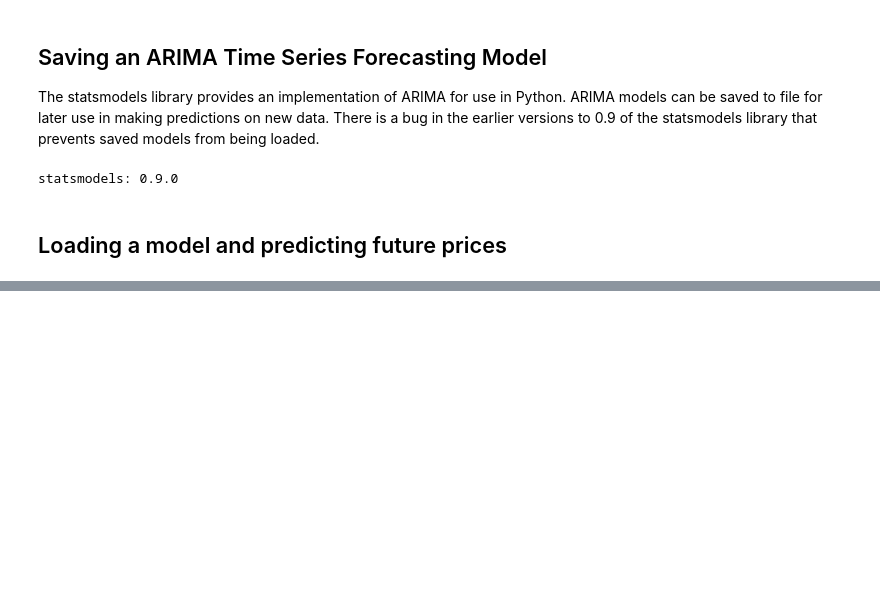
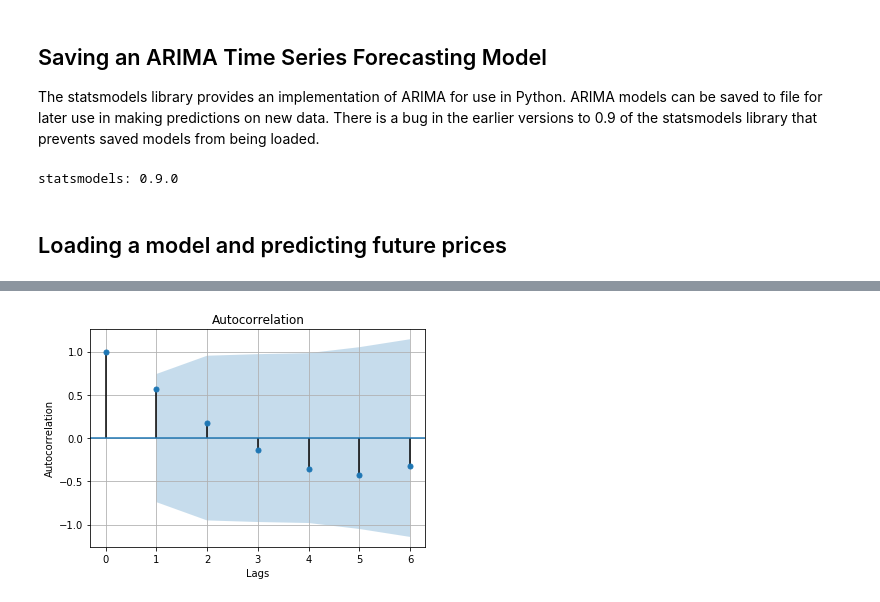
Before and after one commit to kairosart/factors, a Jupyter notebook: Forecasting_prices.ipynb, the cells around one changed output, grey strips where cells are left out. Cells and saved outputs as stored; diff of their text form; code cells hidden in the pictures; blank space fills up the shorter version.

```diff
--- a/Forecasting_prices.ipynb
+++ b/Forecasting_prices.ipynb
@@ -588,0 +595,10 @@ plt.plot(df)
+# %%
+
+
+plot_acf(df['Price'])
+plt.grid(True)
+plt.xlabel("Lags")
+plt.ylabel("Autocorrelation")
+plt.show()
+# %% [output]
+[figure, added]
```
Also changed, not shown: parts of 9 cells of this notebook, 3 other files.
